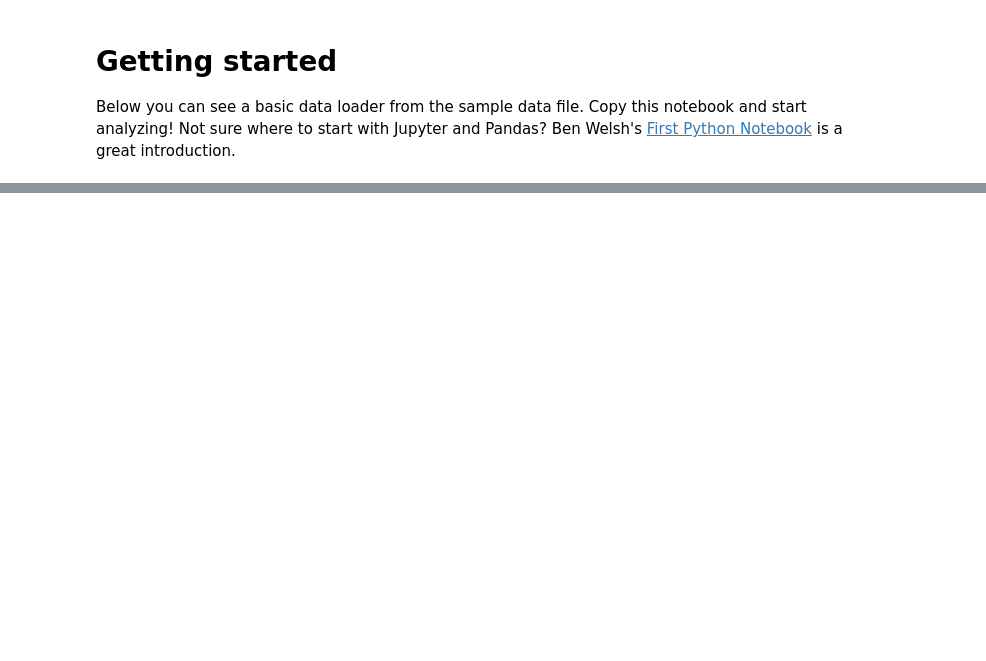
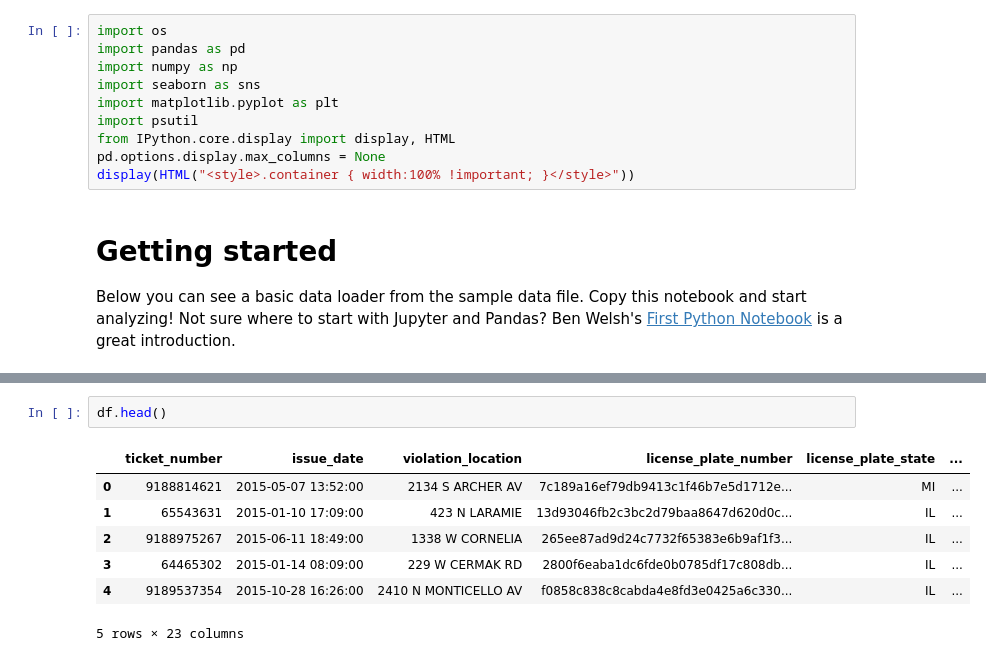
Before and after one commit to propublica/il-tickets-notebooks, a Jupyter notebook: start-here.ipynb, the cells around one changed output, grey strips where cells are left out. Drawn from its saved outputs; the diff is of its cells as text; blank space fills up the shorter version.

```diff
--- a/start-here.ipynb
+++ b/start-here.ipynb
@@ -3,3 +1,13 @@ import pandas as pd
+# %%
+import os
+import pandas as pd
+import numpy as np
+import seaborn as sns
+import matplotlib.pyplot as plt
+import psutil
+from IPython.core.display import display, HTML
+pd.options.display.max_columns = None
+display(HTML("<style>.container { width:100% !important; }</style>"))
 # %% [markdown]
 # Getting started
 
@@ -28 +36,11 @@ dtypes: float64(2), int64(5), object(16)
 memory usage: 8.8+ MB
+# %%
+df.head()
+# %% [output]
+|  | ticket_number | issue_date | violation_location | license_plate_number | license_plate_state | ... |
+| 0 | 9188814621 | 2015-05-07 13:52:00 | 2134 S ARCHER AV | 7c189a16ef79db9413c1f46b7e5d1712e... | MI | ... |
+| 1 | 65543631 | 2015-01-10 17:09:00 | 423 N LARAMIE | 13d93046fb2c3bc2d79baa8647d620d0c... | IL | ... |
+| 2 | 9188975267 | 2015-06-11 18:49:00 | 1338 W CORNELIA | 265ee87ad9d24c7732f65383e6b9af1f3... | IL | ... |
+| 3 | 64465302 | 2015-01-14 08:09:00 | 229 W CERMAK RD | 2800f6eaba1dc6fde0b0785df17c808db... | IL | ... |
+| 4 | 9189537354 | 2015-10-28 16:26:00 | 2410 N MONTICELLO AV | f0858c838c8cabda4e8fd3e0425a6c330... | IL | ... |
+5 rows × 23 columns
```
Also changed, not shown: parts of 10 cells of this notebook.
